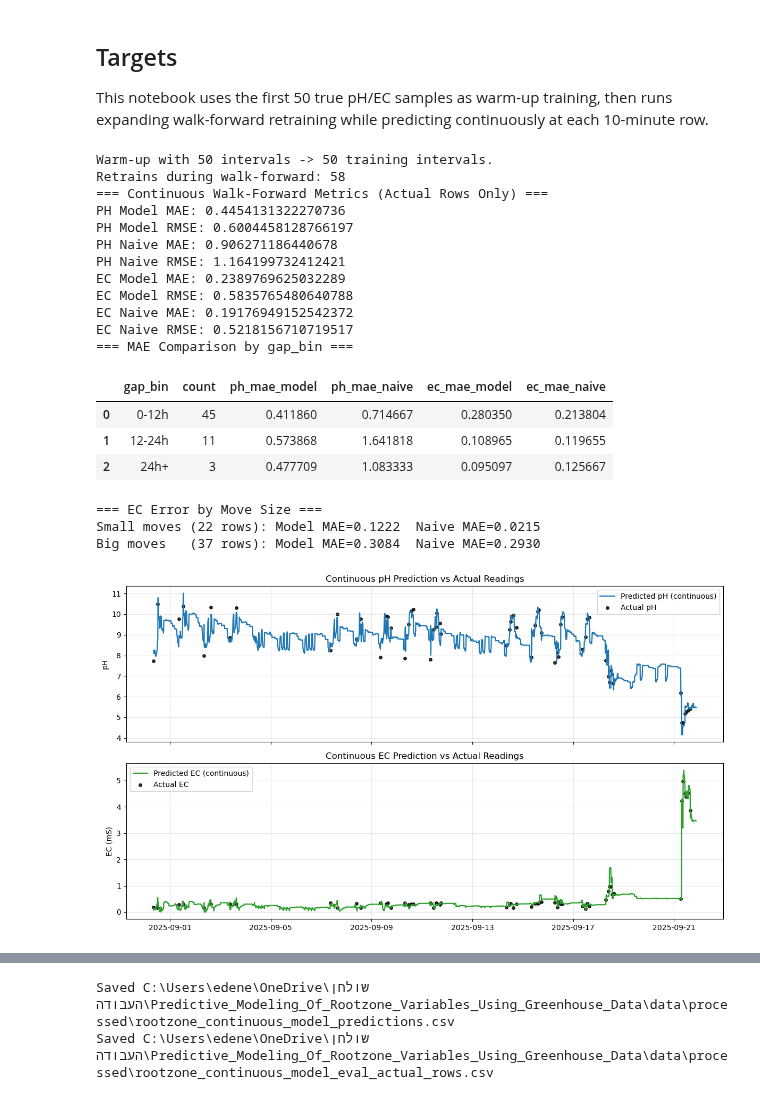
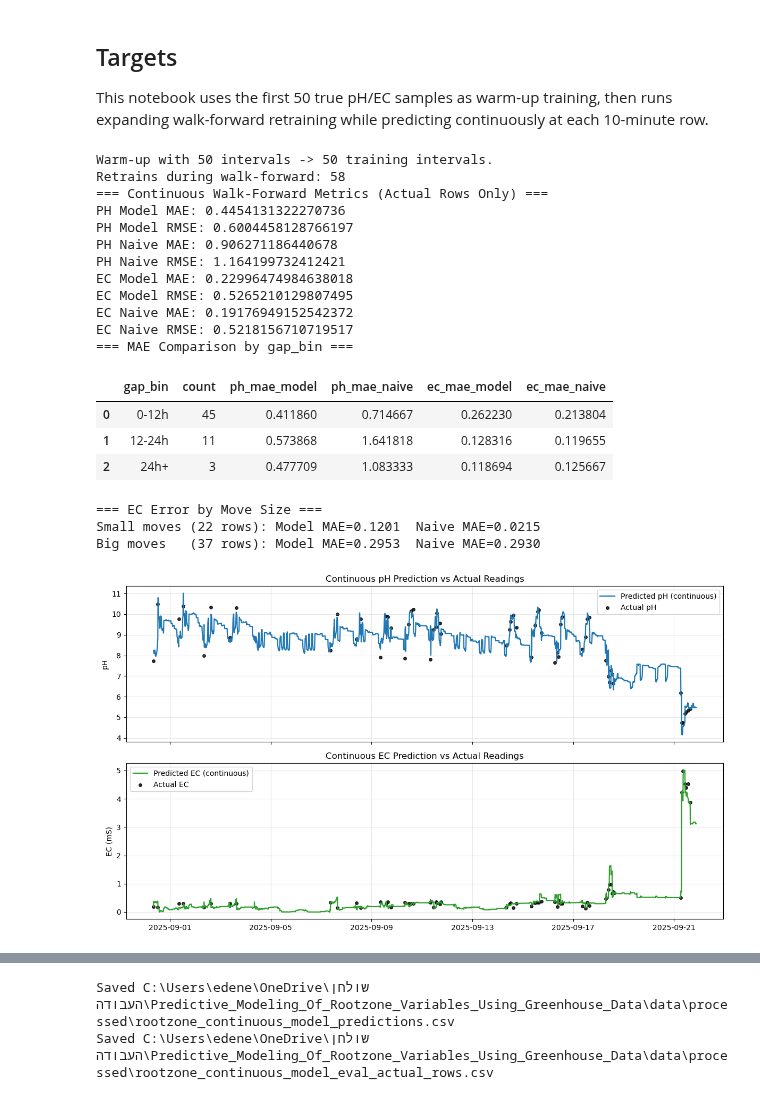
Before and after one commit to EliyahuEden/Predictive_Modeling_Of_Rootzone_Variables_Using_Greenhouse_Data, a Jupyter notebook: scripts/Continuous_Rootzone_Model.ipynb, the cells around one changed output, grey strips where cells are left out. Cells and saved outputs as stored; diff of their text form; code cells hidden in the pictures.

```diff
--- a/scripts/Continuous_Rootzone_Model.ipynb
+++ b/scripts/Continuous_Rootzone_Model.ipynb
@@ -184,6 +184,22 @@ def get_features_for_row(master_df: pd.DataFrame, anchor_idx: pd.Timestamp, curr
     total_fert_12h = fert_acid_12h + fert_salt_12h
     fert_intensity = total_fert_12h / (gap_hours + 1e-3)
 
+    # Pre-segment irrigation history (substrate wetness before current interval).
+    w48_pre = master_df.loc[t1 - timedelta(hours=48):t0]
+    irr_48h_pre = float(_to_num(w48_pre['irrigation_ml_current']).sum()) if 'irrigation_ml_current' in w48_pre.columns and len(w48_pre) > 0 else 0.0
+
+    # Fertigation event count and per-event dose.
+    fert_series_seg = _get_fert_any(seg)
+    n_fert_events = int(fert_series_seg.diff().clip(lower=0).sum())
+    n_fert_events = max(n_fert_events, int(fert_series_seg.iloc[0] > 0)) if len(fert_series_seg) > 0 else 0
+    fert_per_event = float((fert_salt_24h + fert_acid_24h) / (n_fert_events + 1e-3)) if (fert_salt_24h + fert_acid_24h) > 0 else 0.0
+
+    # Number of major clean irrigation cycles (>200ml = clean water flush).
+    if 'irrigation_ml_current' in seg.columns:
+        n_clean_irr_cycles = int((_to_num(seg['irrigation_ml_current']) >= 200).sum())
+    else:
+        n_clean_irr_cycles = 0
+
     return {
         'ph0': ph0, 'ec0': ec0, 'gap_hours': gap_hours,
         'fert_acid_12h': fert_acid_12h,
@@ -207,6 +223,9 @@ def get_features_for_row(master_df: pd.DataFrame, anchor_idx: pd.Timestamp, curr
         'fert_salt_concentration_24h': fert_salt_concentration_24h,
         'total_fert_12h': total_fert_12h,
         'fert_intensity': fert_intensity,
+        'irr_48h_pre': irr_48h_pre,
+        'fert_per_event': fert_per_event,
+        'n_clean_irr_cycles': n_clean_irr_cycles,
     }
 
 
@@ -416,24 +435,25 @@ feature_cols_ph = [
     'vpd_mean_t0_t1',
     'soil_temp_mean',
     'ET0_sum_per_hour',
-    'gap_hours'
+    'gap_hours',
 ]
 
 feature_cols_ec = [
     'ec0',
     'ph0',
     'fert_salt_12h',
-    'fert_salt_24h',
     'ec_driving_force_24h',
+    'fert_intensity',
+    'fert_per_event',              # NEW
     'irr_ml_sum_24h',
     'irrigation_surplus',
+    'irr_48h_pre',                 # NEW
     'canopy',
     'hrs_since_last_irrig_t1',
     'hours_since_last_fert_t1',
     'ET0_sum_per_hour',
     'vpd_mean_t0_t1',
     'gap_hours',
-    'fert_intensity',
 ]
 
 warmup_train_intervals = 50
@@ -489,17 +509,18 @@ def fit_models(current_train_df: pd.DataFrame):
     )
 
     xgb_params_ec = dict(
-        n_estimators=300,
-        learning_rate=0.03,
-        max_depth=4,
-        min_child_weight=5,
-        subsample=0.8,
-        colsample_bytree=0.8,
-        reg_alpha=0.3,
-        reg_lambda=1.5,
-        objective='reg:squarederror',
-        random_state=42,
-        n_jobs=-1,
+    n_estimators=300,
+    learning_rate=0.03,
+    max_depth=4,
+    min_child_weight=5,
+    subsample=0.8,
+    colsample_bytree=0.8,
+    reg_alpha=0.3,
+    reg_lambda=1.5,
+    objective='reg:pseudohubererror',
+    huber_slope=0.4,
+    random_state=42,
+    n_jobs=-1,
     )
 
     ph_m = xgb.XGBRegressor(**xgb_params_ph)
@@ -644,38 +665,38 @@ X_all_ec = train_df[feature_cols_ec].copy()
 fig, ax = plt.subplots(2, 1, figsize=(12, 7), sharex=True)
 ax[0].plot(results_df.index, results_df['ph_pred'], color='tab:blue', lw=1.6, label='Predicted pH (continuous)')
 ax[0].scatter(eval_df.index, eval_df['ph_true'], color='black', s=16, alpha=0.8, label='Actual pH')
 ax[0].set_ylabel('pH')
 ax[0].set_title('Continuous pH Prediction vs Actual Readings')
 ax[0].grid(True, alpha=0.3)
 ax[0].legend()
 
 ax[1].plot(results_df.index, results_df['ec_pred'], color='tab:green', lw=1.6, label='Predicted EC (continuous)')
 ax[1].scatter(eval_df.index, eval_df['ec_true'], color='black', s=16, alpha=0.8, label='Actual EC')
 ax[1].set_ylabel('EC (mS)')
 ax[1].set_title('Continuous EC Prediction vs Actual Readings')
 ax[1].grid(True, alpha=0.3)
 ax[1].legend()
 
 plt.tight_layout()
 plt.show()
 # %% [output]
 Warm-up with 50 intervals -> 50 training intervals.
 Retrains during walk-forward: 58
 === Continuous Walk-Forward Metrics (Actual Rows Only) ===
 PH Model MAE: 0.4454131322270736
 PH Model RMSE: 0.6004458128766197
 PH Naive MAE: 0.906271186440678
 PH Naive RMSE: 1.164199732412421
-EC Model MAE: 0.2389769625032289
-EC Model RMSE: 0.5835765480640788
+EC Model MAE: 0.22996474984638018
+EC Model RMSE: 0.5265210129807495
 EC Naive MAE: 0.19176949152542372
 EC Naive RMSE: 0.5218156710719517
 === MAE Comparison by gap_bin ===
 |  | gap_bin | count | ph_mae_model | ph_mae_naive | ec_mae_model | ec_mae_naive |
-| 0 | 0-12h | 45 | 0.411860 | 0.714667 | 0.280350 | 0.213804 |
-| 1 | 12-24h | 11 | 0.573868 | 1.641818 | 0.108965 | 0.119655 |
-| 2 | 24h+ | 3 | 0.477709 | 1.083333 | 0.095097 | 0.125667 |
+| 0 | 0-12h | 45 | 0.411860 | 0.714667 | 0.262230 | 0.213804 |
+| 1 | 12-24h | 11 | 0.573868 | 1.641818 | 0.128316 | 0.119655 |
+| 2 | 24h+ | 3 | 0.477709 | 1.083333 | 0.118694 | 0.125667 |
 === EC Error by Move Size ===
-Small moves (22 rows): Model MAE=0.1222  Naive MAE=0.0215
-Big moves   (37 rows): Model MAE=0.3084  Naive MAE=0.2930
+Small moves (22 rows): Model MAE=0.1201  Naive MAE=0.0215
+Big moves   (37 rows): Model MAE=0.2953  Naive MAE=0.2930
-[figure, old version]
+[figure, new version]
```
Also changed, not shown: parts of 4 cells of this notebook, 6 other files.
